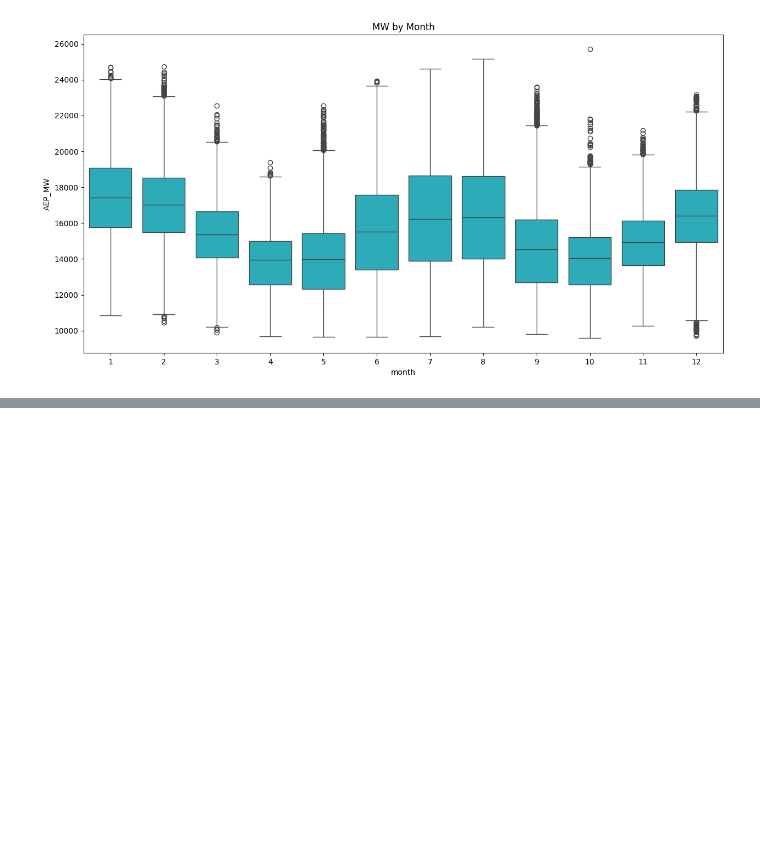
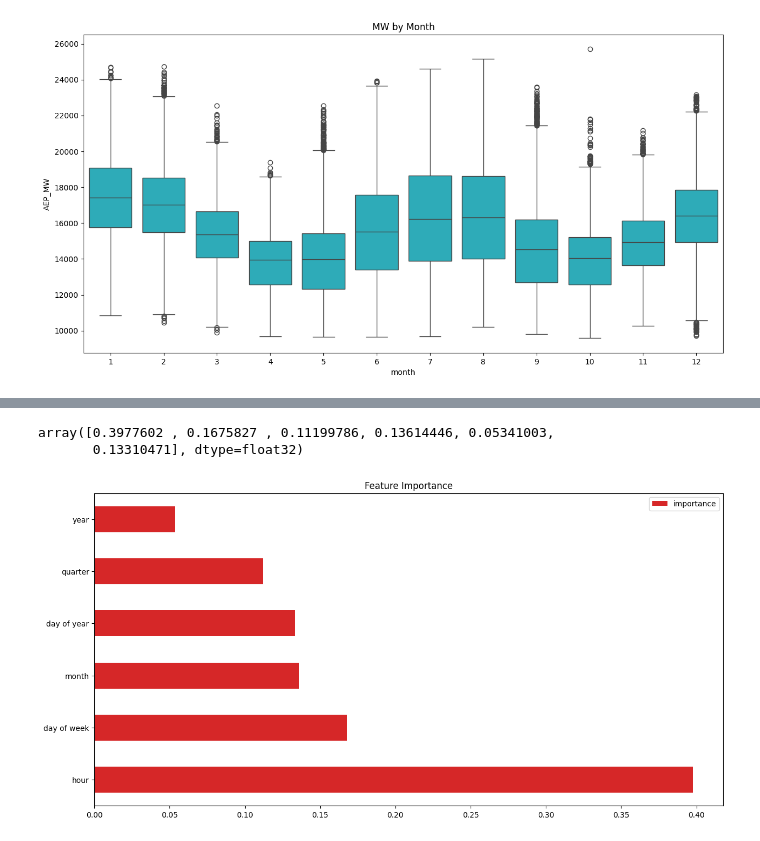
Before and after one commit to aguchhait-stack/API-Call, a Jupyter notebook: Times_Series.ipynb, the cells around one changed output, grey strips where cells are left out. Saved outputs shown, nothing was run; the diff lists cells and outputs as text; code cells hidden in the pictures; blank space fills up the shorter version.

```diff
--- a/Times_Series.ipynb
+++ b/Times_Series.ipynb
@@ -111,0 +116,18 @@ plt.show()
+# %%
+train=create_feature(train)
+test=create_feature(test)
+# %%
+FEATURE=['hour', 'day of week', 'quarter', 'month', 'year',
+       'day of year']
+TARGET = 'AEP_MW'
+# %%
+X_train=train[FEATURE]
+y_train=train[TARGET]
+X_test=test[FEATURE]
+y_test=test[TARGET]
+# %%
+from pickle import TRUE
+reg=xgb.XGBRegressor(n_estimators=1000,early_stopping_rounds=50,learning_rate=0.01)
+reg.fit(X_train, y_train,
+        eval_set=[(X_train, y_train), (X_test, y_test)],
+        verbose=100)
@@ -111,0 +155,11 @@ plt.show()
+# %%
+reg.feature_importances_
+# %% [output]
+array([0.3977602 , 0.1675827 , 0.11199786, 0.13614446, 0.05341003,
+       0.13310471], dtype=float32)
+# %%
+fi =pd.DataFrame(data=reg.feature_importances_,index=reg.feature_names_in_,columns=['importance'])
+fi.sort_values(by='importance',ascending=False).plot(kind='barh',title='Feature Importance',figsize=(15,7.5),color=color_pal[3])
+plt.show()
+# %% [output]
+[figure, added]
```
Also changed, not shown: parts of 4 cells of this notebook.
